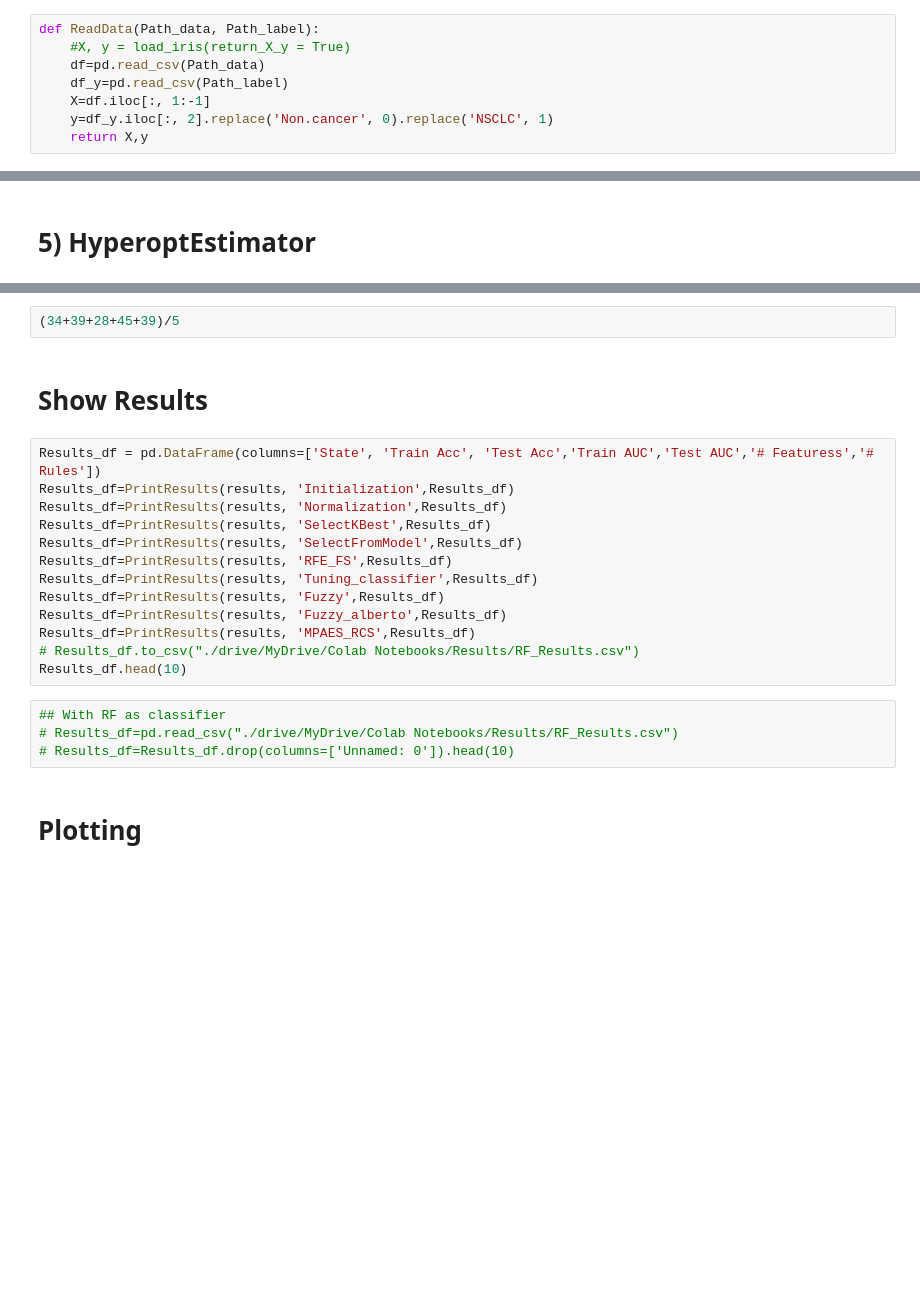
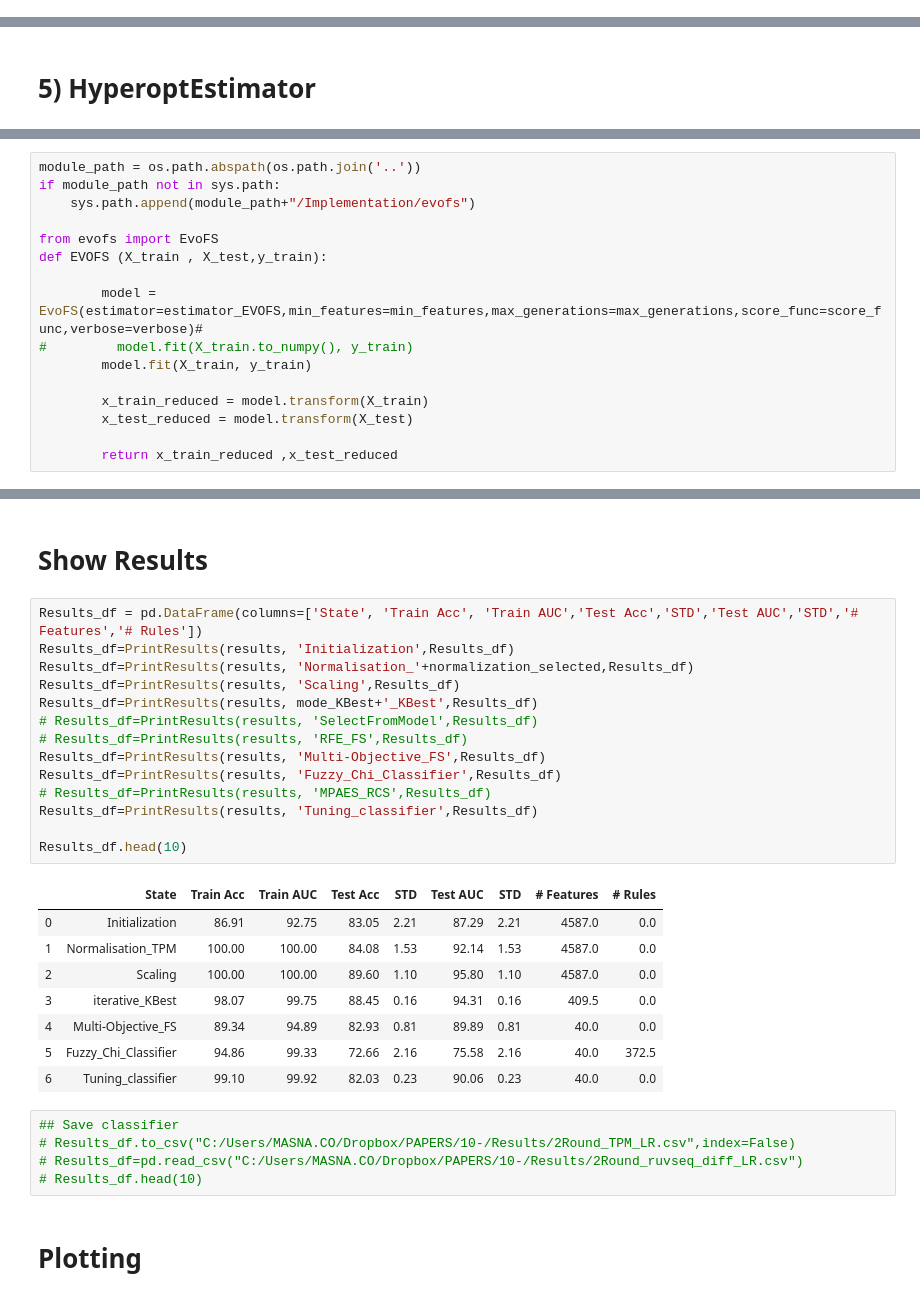
Before and after one commit to F-Aghaeipoor/BioML, a Jupyter notebook: Test1.ipynb, the cells around one changed output, grey strips where cells are left out. Saved outputs shown, nothing was run; the diff lists cells and outputs as text; blank space fills up the shorter version.

```diff
--- a/Test1.ipynb
+++ b/Test1.ipynb
@@ -145,8 +166,0 @@ def Trainning(X_train,X_test,y_train,y_test,clf,state):
-# %%
-def ReadData(Path_data, Path_label):
-    #X, y = load_iris(return_X_y = True)
-    df=pd.read_csv(Path_data)
-    df_y=pd.read_csv(Path_label)
-    X=df.iloc[:, 1:-1]
-    y=df_y.iloc[:, 2].replace('Non.cancer', 0).replace('NSCLC', 1)
-    return X,y
@@ -244 +608,17 @@ def Tuning_classifier(clf):
+# %%
+module_path = os.path.abspath(os.path.join('..'))
+if module_path not in sys.path:
+    sys.path.append(module_path+"/Implementation/evofs")
+
+from evofs import EvoFS
+def EVOFS (X_train , X_test,y_train):
+
+        model = EvoFS(estimator=estimator_EVOFS,min_features=min_features,max_generations=max_generations,score_func=score_func,verbose=verbose)#
+#         model.fit(X_train.to_numpy(), y_train)
+        model.fit(X_train, y_train)
+
+        x_train_reduced = model.transform(X_train)
+        x_test_reduced = model.transform(X_test)
+
+        return x_train_reduced ,x_test_reduced
 # %% [markdown]
@@ -540,23 +711,32 @@ fold 2 is processing...
-# %%
-(34+39+28+45+39)/5
 # %% [markdown]
 # **Show Results**
 # %%
-Results_df = pd.DataFrame(columns=['State', 'Train Acc', 'Test Acc','Train AUC','Test AUC','# Featuress','# Rules'])
+Results_df = pd.DataFrame(columns=['State', 'Train Acc', 'Train AUC','Test Acc','STD','Test AUC','STD','# Features','# Rules'])
 Results_df=PrintResults(results, 'Initialization',Results_df)
-Results_df=PrintResults(results, 'Normalization',Results_df)
-Results_df=PrintResults(results, 'SelectKBest',Results_df)
-Results_df=PrintResults(results, 'SelectFromModel',Results_df)
-Results_df=PrintResults(results, 'RFE_FS',Results_df)
+Results_df=PrintResults(results, 'Normalisation_'+normalization_selected,Results_df)
+Results_df=PrintResults(results, 'Scaling',Results_df)
+Results_df=PrintResults(results, mode_KBest+'_KBest',Results_df)
+# Results_df=PrintResults(results, 'SelectFromModel',Results_df)
+# Results_df=PrintResults(results, 'RFE_FS',Results_df)
+Results_df=PrintResults(results, 'Multi-Objective_FS',Results_df)
+Results_df=PrintResults(results, 'Fuzzy_Chi_Classifier',Results_df)
+# Results_df=PrintResults(results, 'MPAES_RCS',Results_df)
 Results_df=PrintResults(results, 'Tuning_classifier',Results_df)
-Results_df=PrintResults(results, 'Fuzzy',Results_df)
-Results_df=PrintResults(results, 'Fuzzy_alberto',Results_df)
-Results_df=PrintResults(results, 'MPAES_RCS',Results_df)
-# Results_df.to_csv("./drive/MyDrive/Colab Notebooks/Results/RF_Results.csv")
+
 Results_df.head(10)
+# %% [output]
+|  | State | Train Acc | Train AUC | Test Acc | STD | Test AUC | STD | # Features | # Rules |
+| 0 | Initialization | 86.91 | 92.75 | 83.05 | 2.21 | 87.29 | 2.21 | 4587.0 | 0.0 |
+| 1 | Normalisation_TPM | 100.00 | 100.00 | 84.08 | 1.53 | 92.14 | 1.53 | 4587.0 | 0.0 |
+| 2 | Scaling | 100.00 | 100.00 | 89.60 | 1.10 | 95.80 | 1.10 | 4587.0 | 0.0 |
+| 3 | iterative_KBest | 98.07 | 99.75 | 88.45 | 0.16 | 94.31 | 0.16 | 409.5 | 0.0 |
+| 4 | Multi-Objective_FS | 89.34 | 94.89 | 82.93 | 0.81 | 89.89 | 0.81 | 40.0 | 0.0 |
+| 5 | Fuzzy_Chi_Classifier | 94.86 | 99.33 | 72.66 | 2.16 | 75.58 | 2.16 | 40.0 | 372.5 |
+| 6 | Tuning_classifier | 99.10 | 99.92 | 82.03 | 0.23 | 90.06 | 0.23 | 40.0 | 0.0 |
-# %%
-## With RF as classifier
-# Results_df=pd.read_csv("./drive/MyDrive/Colab Notebooks/Results/RF_Results.csv")
-# Results_df=Results_df.drop(columns=['Unnamed: 0']).head(10)
+# %%
+## Save classifier
+# Results_df.to_csv("C:/Users/MASNA.CO/Dropbox/PAPERS/10-/Results/2Round_TPM_LR.csv",index=False)
+# Results_df=pd.read_csv("C:/Users/MASNA.CO/Dropbox/PAPERS/10-/Results/2Round_ruvseq_diff_LR.csv")
+# Results_df.head(10)
 # %% [markdown]
 # **Plotting**
```
Also changed, not shown: parts of 45 cells of this notebook.
